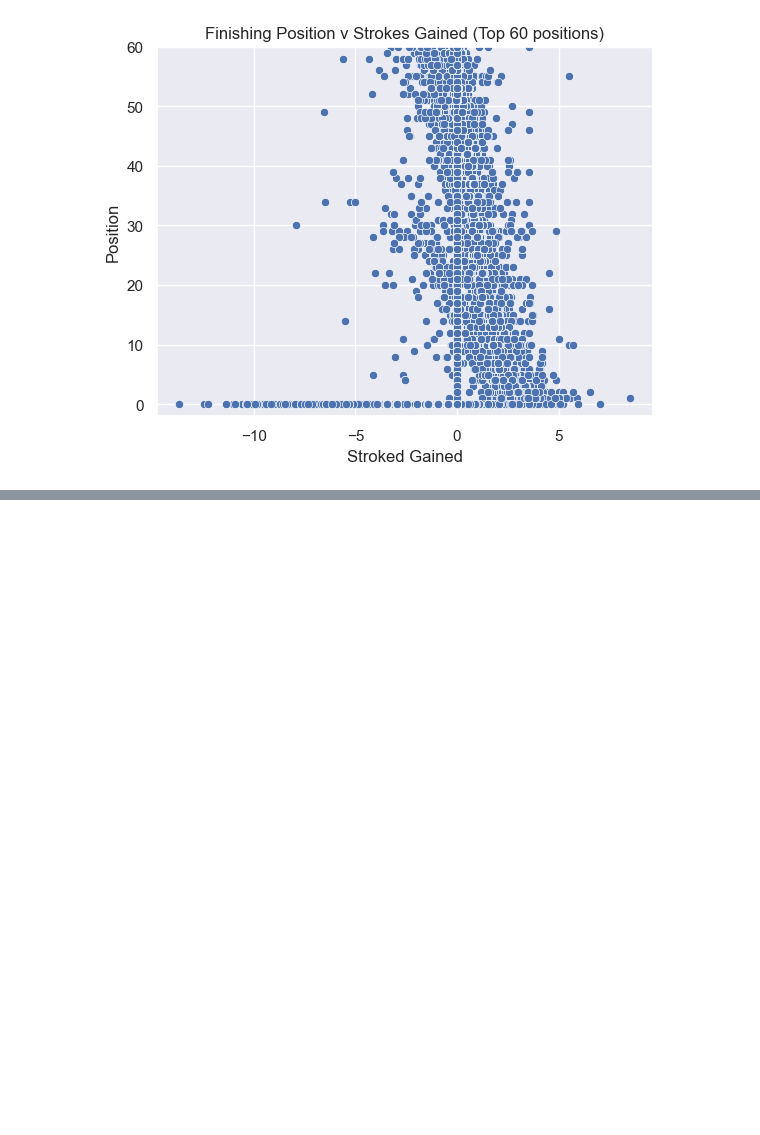
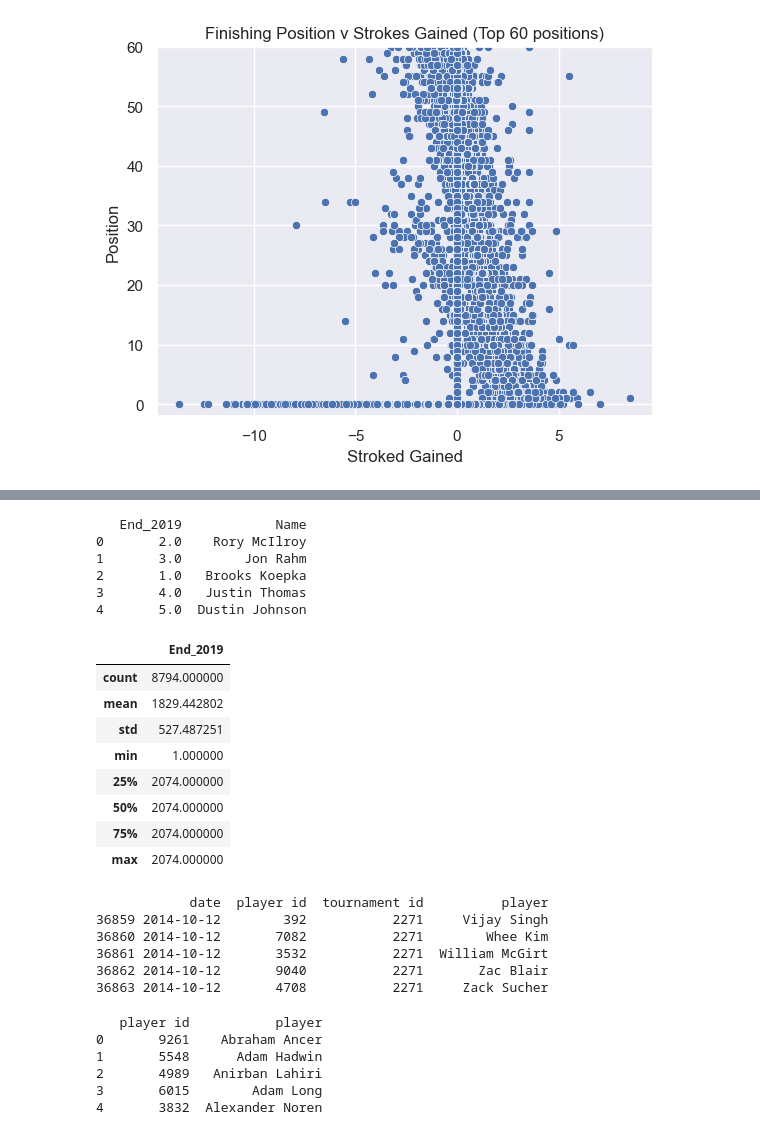
Before and after one commit to darkmillon/UCDPA_Mark_Dillon, a Jupyter notebook: UCAPA_MarkDillon.ipynb, the cells around one changed output, grey strips where cells are left out. Saved outputs shown, nothing was run; the diff lists cells and outputs as text; code cells hidden in the pictures; blank space fills up the shorter version.

Commit message:
Add files via upload
New dataset added via csv

```diff
--- a/UCAPA_MarkDillon.ipynb
+++ b/UCAPA_MarkDillon.ipynb
@@ -632,0 +675,4 @@ UnsortedIndexError: 'Key length (1) was greater than MultiIndex lexsort depth (0
+# %%
+#Read in new CSV file for 2nd dataset
+golf_rank_stats = pd.read_csv("C:/Users/Mark/Desktop/Intro_to_Data-Analytics_UCD_Mark_Dillon/Datasets/World Golf Rankings/OWGR_Ranking.csv")
+print(golf_rank_stats.head())
@@ -632,0 +722,35 @@ UnsortedIndexError: 'Key length (1) was greater than MultiIndex lexsort depth (0
+# %%
+# Subset as we only want to use 2 columns
+golf_rank = golf_rank_stats[["End_2019","Name"]]
+print(golf_rank.head())
+# %% [output]
+   End_2019            Name
+0       2.0    Rory McIlroy
+1       3.0        Jon Rahm
+2       1.0   Brooks Koepka
+3       4.0   Justin Thomas
+4       5.0  Dustin Johnson
+# %%
+golf_rank.describe()
+# %% [output]
+|  | End_2019 |
+| count | 8794.000000 |
+| mean | 1829.442802 |
+| std | 527.487251 |
+| min | 1.000000 |
+| 25% | 2074.000000 |
+| 50% | 2074.000000 |
+| 75% | 2074.000000 |
+| max | 2074.000000 |
+# %%
+#Subset the necessary columns to be merged with our rankings dataframe
+players_rank = golf_core[["player"]]
+players_rank.reset_index(inplace=True)
+print(players_rank.tail())
+# %% [output]
+            date  player id  tournament id          player
+36859 2014-10-12        392           2271     Vijay Singh
+36860 2014-10-12       7082           2271        Whee Kim
+36861 2014-10-12       3532           2271  William McGirt
+36862 2014-10-12       9040           2271       Zac Blair
+36863 2014-10-12       4708           2271     Zack Sucher
@@ -632,0 +760,9 @@ UnsortedIndexError: 'Key length (1) was greater than MultiIndex lexsort depth (0
+# %%
+print(players_rank.head())
+# %% [output]
+   player id           player
+0       9261    Abraham Ancer
+1       5548      Adam Hadwin
+2       4989   Anirban Lahiri
+3       6015        Adam Long
+4       3832  Alexander Noren
```
Also changed, not shown: parts of 16 cells of this notebook.
